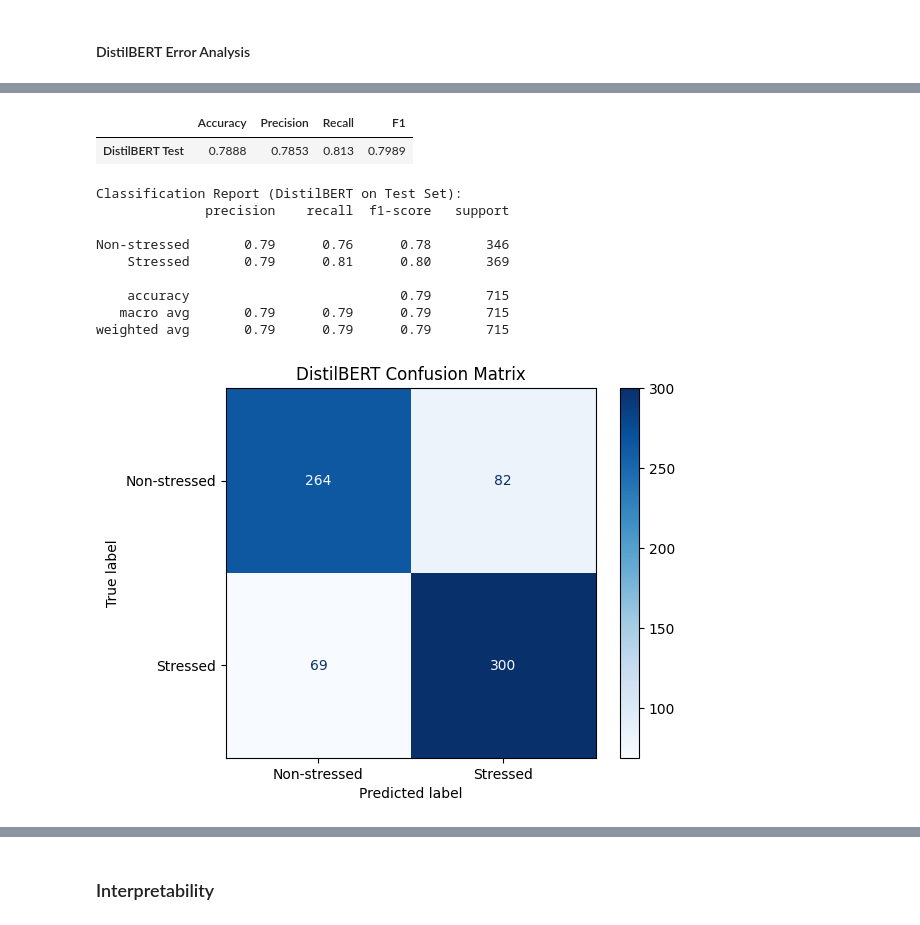
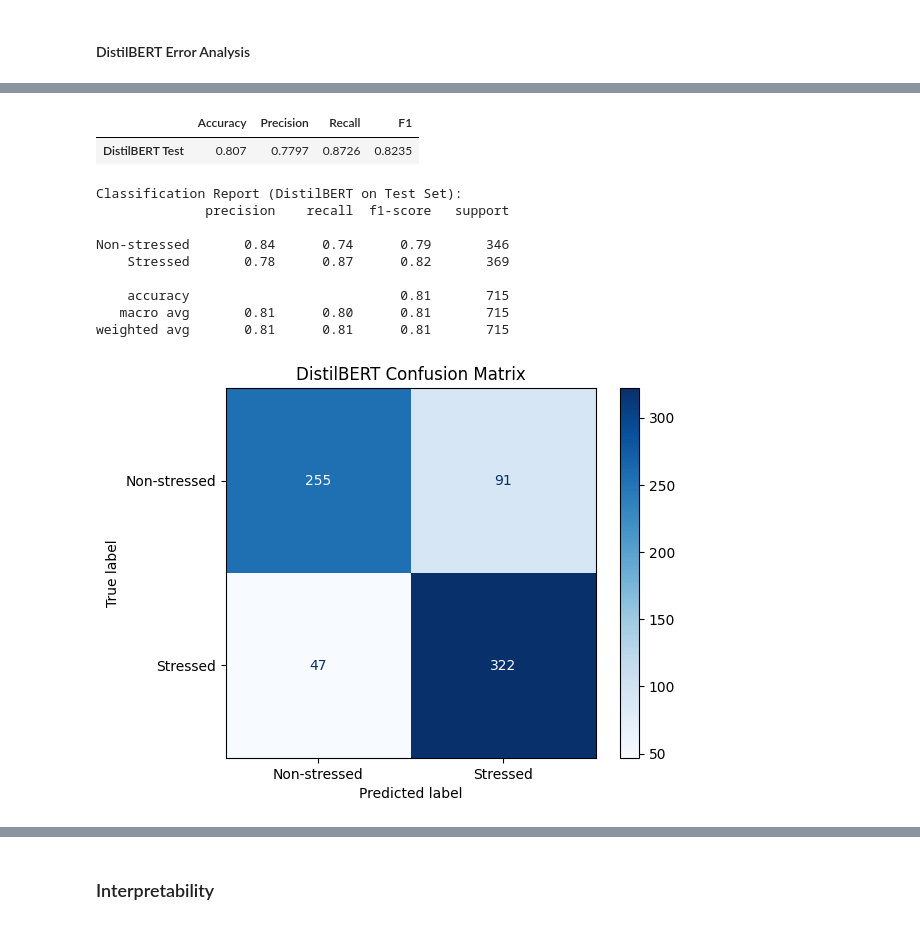
Before and after one commit to nodokak1/DSA4262, a Jupyter notebook: Assignment_2/Assignment2.ipynb, the cells around one changed output, grey strips where cells are left out. Saved outputs shown, nothing was run; the diff lists cells and outputs as text; code cells hidden in the pictures.

````diff
--- a/Assignment_2/Assignment2.ipynb
+++ b/Assignment_2/Assignment2.ipynb
@@ -62,3 +81,6 @@ display(train_df.head())
+# %%
+train_df = pd.read_csv("data/dreaddit_train.csv")
+test_df = pd.read_csv("data/dreaddit_test.csv")
 # %%
 print(train_df.columns)
 print(train_df.info())
@@ -302,12 +337,10 @@ The following hyperparameters are set:
 
 - **Load best model at the end** (```load_best_model_at_end = True```): ensures that after training completes, the model checkpoint with the highest validation F1-score is retained.
 # %%
-metric_f1 = evaluate.load("f1")
-
 def compute_metrics(eval_pred):
     logits, labels = eval_pred
     preds = np.argmax(logits, axis=1)
-    return {"f1": metric_f1.compute(predictions=preds, references=labels)["f1"]}
+    return {"f1": f1_score(labels, preds)}
 
 model = AutoModelForSequenceClassification.from_pretrained(
     bert_name,
@@ -354,20 +401,22 @@ This trainer has the following configurations:
 # %%
+data_collator = DataCollatorWithPadding(tokenizer=tokenizer)
+
 trainer = Trainer(
     model=model,
     args=training_args,
-    train_dataset=train_hf,
-    eval_dataset=val_hf,
-    tokenizer=tokenizer,
+    train_dataset=train_dataset,
+    eval_dataset=val_dataset,
+    data_collator=data_collator,
     compute_metrics=compute_metrics
 )
 
 trainer.train()
-train_metrics = trainer.evaluate(train_hf)
-print("Train F1:", train_metrics["eval_f1"])
 
-val_metrics = trainer.evaluate(val_hf)
-print("Validation F1:", val_metrics["eval_f1"])
+train_out = trainer.predict(train_dataset)
+val_out   = trainer.predict(val_dataset)
+test_out  = trainer.predict(test_dataset)
 
-test_metrics = trainer.evaluate(test_hf)
-print("Test F1:", test_metrics["eval_f1"])
+print("Train F1:", compute_metrics((train_out.predictions, train_out.label_ids))["f1"])
+print("Val F1:",   compute_metrics((val_out.predictions,   val_out.label_ids))["f1"])
+print("Test F1:",  compute_metrics((test_out.predictions,  test_out.label_ids))["f1"])
 # %% [output]
@@ -443,46 +507,46 @@ As such, **DistilBERT** will be chosen as the best model after finetuning and ex
 #### DistilBERT Error Analysis
 # %%
 # Get DistilBERT test predictions and probabilities
-bert_test_output = trainer.predict(test_hf)
+bert_test_output = trainer.predict(test_dataset)
 bert_test_logits = bert_test_output.predictions
 bert_test_pred = np.argmax(bert_test_logits, axis=1)
 y_test = test_df["label"].values
 
 # Convert logits to probabilities for confidence analysis
 exp_logits = np.exp(bert_test_logits - np.max(bert_test_logits, axis=1, keepdims=True))
 bert_test_proba = exp_logits / exp_logits.sum(axis=1, keepdims=True)
 bert_test_conf = bert_test_proba.max(axis=1)
 
 bert_metrics = {
     "Accuracy": accuracy_score(y_test, bert_test_pred),
     "Precision": precision_score(y_test, bert_test_pred),
     "Recall": recall_score(y_test, bert_test_pred),
     "F1": f1_score(y_test, bert_test_pred),
 }
 
 display(pd.DataFrame([bert_metrics], index=["DistilBERT Test"]).round(4))
 print("\nClassification Report (DistilBERT on Test Set):")
 print(classification_report(y_test, bert_test_pred, target_names=["Non-stressed", "Stressed"]))
 
 cm = confusion_matrix(y_test, bert_test_pred)
 disp = ConfusionMatrixDisplay(confusion_matrix=cm, display_labels=["Non-stressed", "Stressed"])
 disp.plot(cmap="Blues", values_format="d")
 plt.title("DistilBERT Confusion Matrix")
 plt.show()
 # %% [output]
 [interactive output not drawn]
 |  | Accuracy | Precision | Recall | F1 |
-| DistilBERT Test | 0.7888 | 0.7853 | 0.813 | 0.7989 |
+| DistilBERT Test | 0.807 | 0.7797 | 0.8726 | 0.8235 |
 Classification Report (DistilBERT on Test Set):
               precision    recall  f1-score   support
 
-Non-stressed       0.79      0.76      0.78       346
-    Stressed       0.79      0.81      0.80       369
+Non-stressed       0.84      0.74      0.79       346
+    Stressed       0.78      0.87      0.82       369
 
-    accuracy                           0.79       715
-   macro avg       0.79      0.79      0.79       715
-weighted avg       0.79      0.79      0.79       715
+    accuracy                           0.81       715
+   macro avg       0.81      0.80      0.81       715
+weighted avg       0.81      0.81      0.81       715
-[figure, old version]
+[figure, new version]
 # %% [markdown]
 The fine-tuned DistilBERT model achieved strong and balanced performance:
 
````
Also changed, not shown: parts of 40 cells of this notebook, 3 other files.
